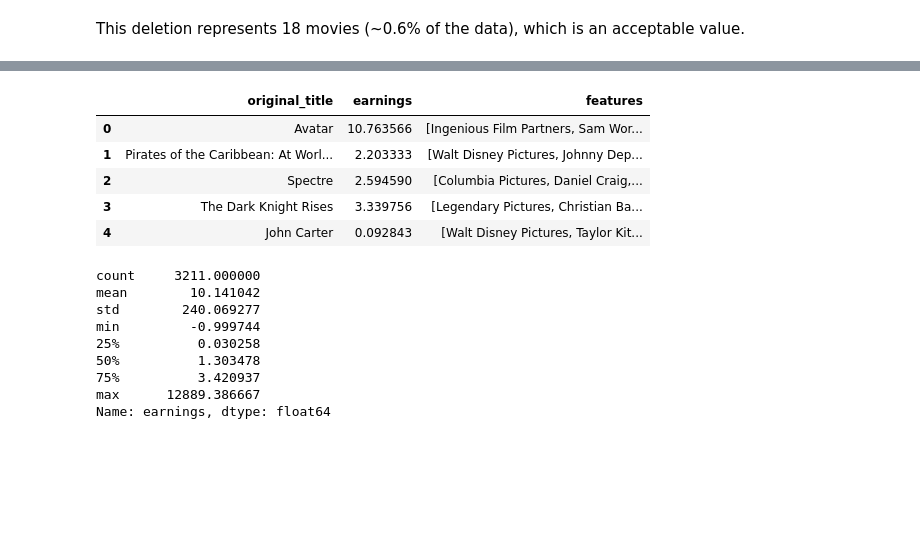
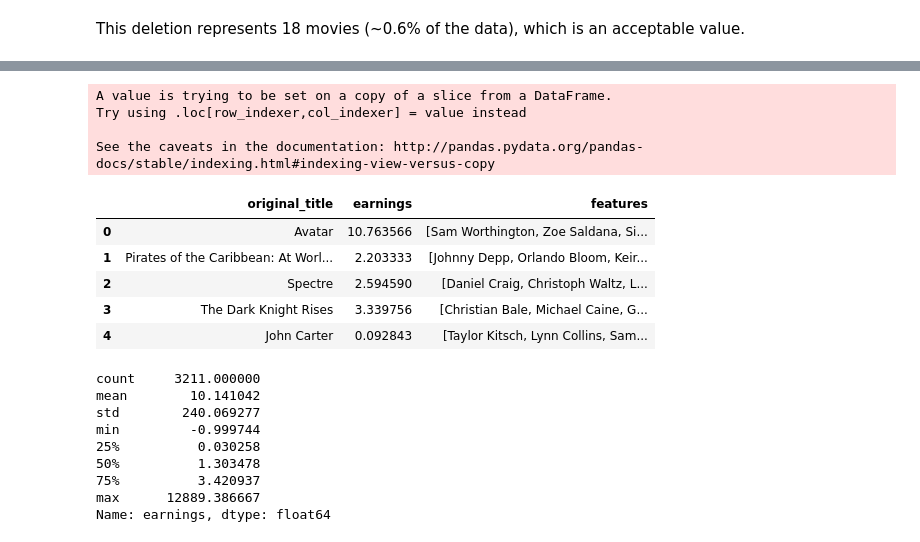
Before and after one commit to rocari96/NTDS-project, a Jupyter notebook: notebook.ipynb, the cells around one changed output, grey strips where cells are left out. Drawn from its saved outputs; the diff is of its cells as text; code cells hidden in the pictures; blank space fills up the shorter version.

```diff
--- a/notebook.ipynb
+++ b/notebook.ipynb
@@ -84,5 +85,7 @@ print(prev_len - n_movies, 100*(prev_len - n_movies)/prev_len)
 This deletion represents 18 movies (~0.6% of the data), which is an acceptable value.
 # %%
 movies.sort_values(by='earnings', ascending=False).head()
+movies_no_comp = movies.copy()
+movies_no_comp
 # %% [output]
 |  | original_title | budget | revenue | earnings | production_companies | cast | crew |
@@ -95,14 +110,18 @@ movies.sort_values(by='earnings', ascending=False).head()
 to_keep = 5
 
 movies['actors'] = movies.cast.map(lambda x: list(map(lambda d: d['name'], json.loads(x)))[:to_keep])
+movies_no_comp['actors'] = movies_no_comp.cast.map(lambda x: list(map(lambda d: d['name'], json.loads(x)))[:to_keep])
 
 movies['characters'] = movies.cast.map(lambda x: list(map(lambda d: d['character'], json.loads(x)))[:to_keep])
+movies_no_comp['characters'] = movies_no_comp.cast.map(lambda x: list(map(lambda d: d['character'], json.loads(x)))[:to_keep])
 
 movies['crew'] = movies.crew.map(lambda x: list(filter(None, list(map(lambda d: d['name'] if (d['job'] == 'Director' or d['job'] == 'Producer') else None, json.loads(x))))))
+movies_no_comp['crew'] = movies_no_comp.crew.map(lambda x: list(filter(None, list(map(lambda d: d['name'] if (d['job'] == 'Director' or d['job'] == 'Producer') else None, json.loads(x))))))
 
 movies['production_companies'] = movies.production_companies.map(lambda x: list(map(lambda d: d['name'], json.loads(x)))[:1])
 
 movies = movies[['original_title', 'earnings', 'production_companies', 'actors', 'characters', 'crew']]
+movies_no_comp = movies_no_comp[['original_title', 'earnings', 'actors', 'characters', 'crew']]
 
-movies.head(5)
+movies_no_comp.head(5)
 # %% [output]
@@ -115,14 +134,21 @@ movies.head(5)
 # %%
 movies['features'] = movies['production_companies'] + movies['actors'] + movies['characters'] + movies['crew']
+movies_no_comp['features'] = movies_no_comp['actors'] + movies_no_comp['characters'] + movies_no_comp['crew']
+
 movies = movies[['original_title', 'earnings', 'features']]
-movies.head(5)
+movies_no_comp = movies_no_comp[['original_title', 'earnings', 'features']]
+movies_no_comp.head()
 # %% [output]
+A value is trying to be set on a copy of a slice from a DataFrame.
+Try using .loc[row_indexer,col_indexer] = value instead
+
+See the caveats in the documentation: http://pandas.pydata.org/pandas-docs/stable/indexing.html#indexing-view-versus-copy
 |  | original_title | earnings | features |
-| 0 | Avatar | 10.763566 | [Ingenious Film Partners, Sam Wor... |
-| 1 | Pirates of the Caribbean: At Worl... | 2.203333 | [Walt Disney Pictures, Johnny Dep... |
-| 2 | Spectre | 2.594590 | [Columbia Pictures, Daniel Craig,... |
-| 3 | The Dark Knight Rises | 3.339756 | [Legendary Pictures, Christian Ba... |
-| 4 | John Carter | 0.092843 | [Walt Disney Pictures, Taylor Kit... |
+| 0 | Avatar | 10.763566 | [Sam Worthington, Zoe Saldana, Si... |
+| 1 | Pirates of the Caribbean: At Worl... | 2.203333 | [Johnny Depp, Orlando Bloom, Keir... |
+| 2 | Spectre | 2.594590 | [Daniel Craig, Christoph Waltz, L... |
+| 3 | The Dark Knight Rises | 3.339756 | [Christian Bale, Michael Caine, G... |
+| 4 | John Carter | 0.092843 | [Taylor Kitsch, Lynn Collins, Sam... |
 # %%
 movies['earnings'].describe()
 # %% [output]
```
Also changed, not shown: parts of 40 cells of this notebook, 7 other files.
